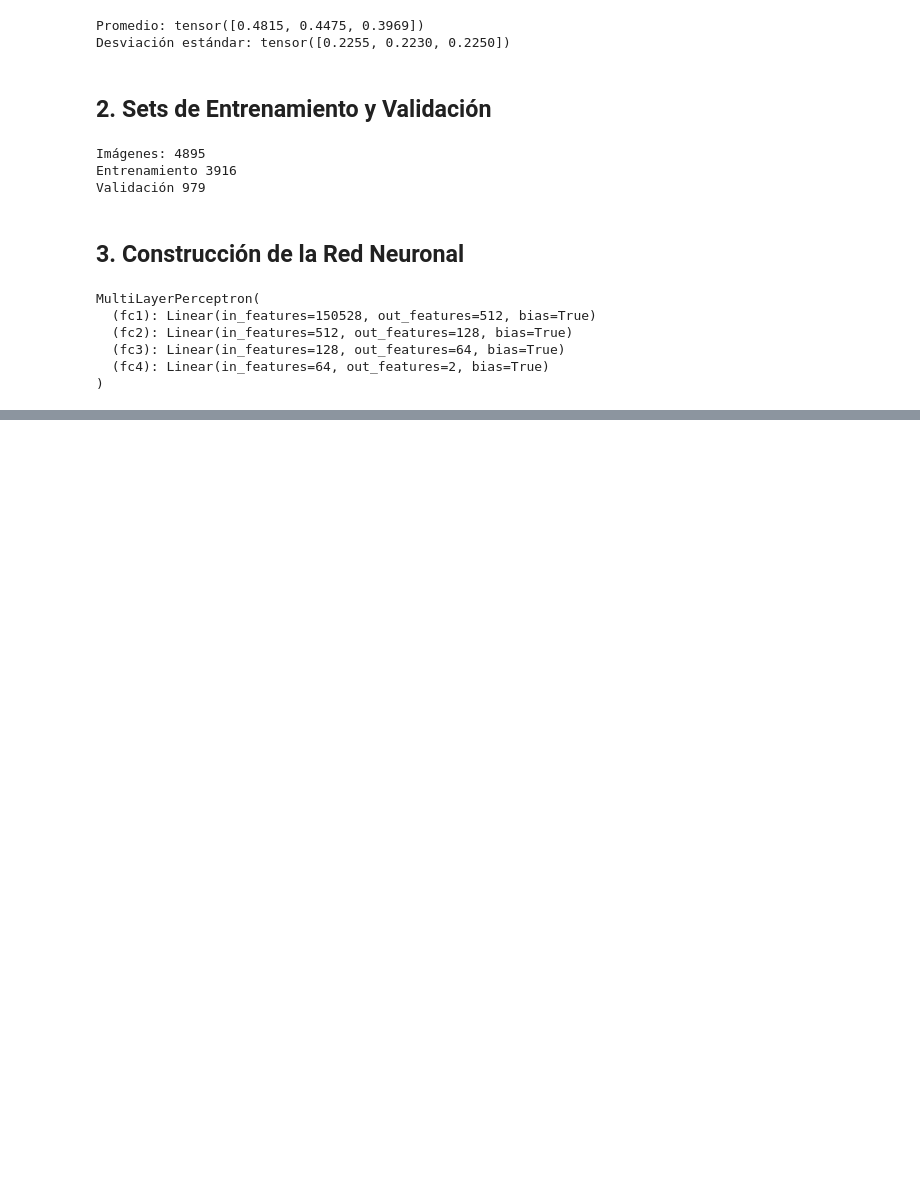
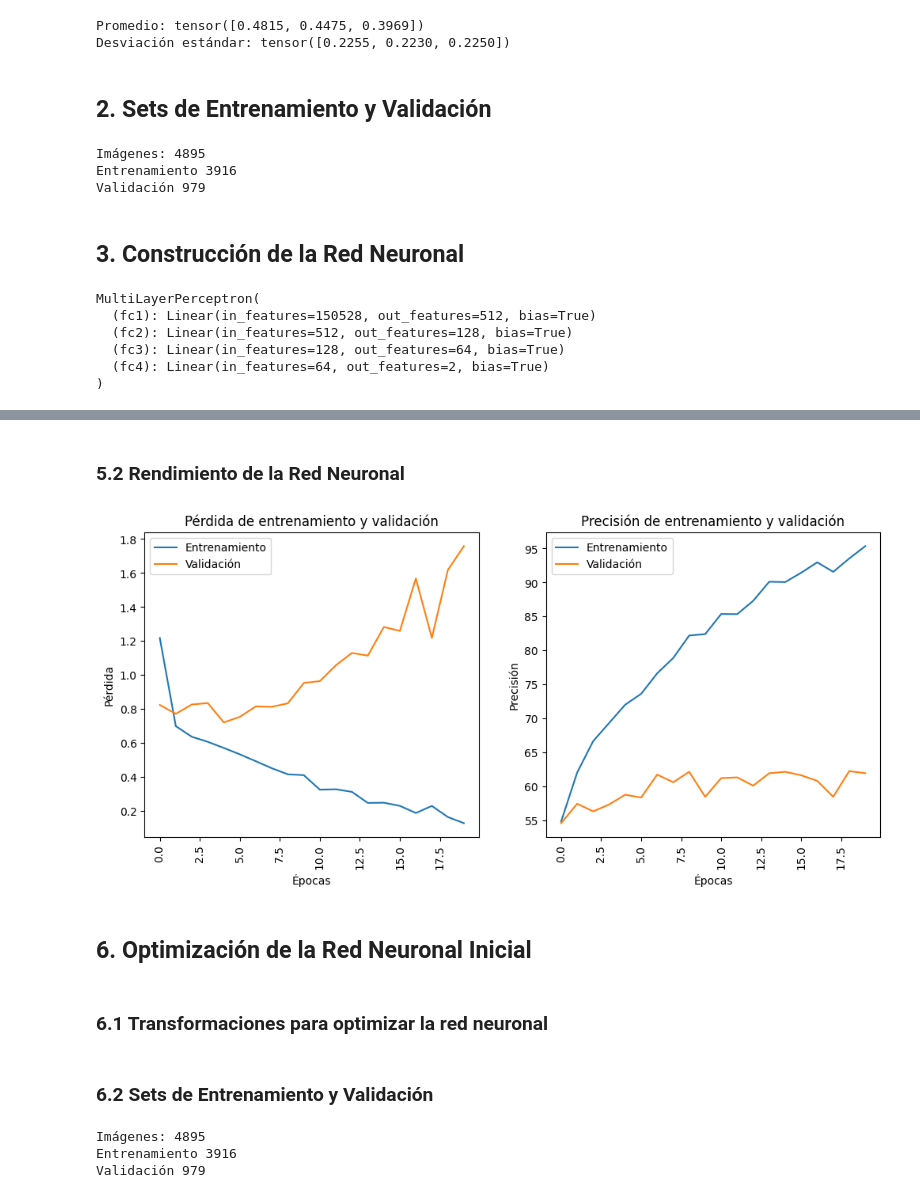
Before and after one commit to AndrsGzRo/pytorch-identificacion-perrosygatos, a Jupyter notebook: AndresGuzmanRodriguez_reto_C7SC4.ipynb, the cells around one changed output, grey strips where cells are left out. Drawn from its saved outputs; the diff is of its cells as text; code cells hidden in the pictures; blank space fills up the shorter version.

```diff
--- a/AndresGuzmanRodriguez_reto_C7SC4.ipynb
+++ b/AndresGuzmanRodriguez_reto_C7SC4.ipynb
@@ -151,0 +237,19 @@ MultiLayerPerceptron(
+# %%
+# Epochs
+num_epochs = 20
+train_losses, val_losses = [],[]
+train_accuracy, val_accuracy = [],[]
+
+# Entrenamiento
+for epoch in range(num_epochs):
+    train_loss, train_acc = train(model,train_loader,criterion,optimizer,device)
+    val_loss, val_acc = validate(model,val_loader,criterion,device)
+
+    train_losses.append(train_loss)
+    val_losses.append(val_loss)
+    train_accuracy.append(train_acc)
+    val_accuracy.append(val_acc)
+
+    print(f'Epoch {epoch +1}/{num_epochs}')
+    print(f' Train loss: {train_loss:.4f} | Train accuracy: {train_acc:.2f}%')
+    print(f' Val loss: {val_loss:.4f} | Val accuracy: {val_acc:.2f}%')
@@ -151,0 +274,32 @@ MultiLayerPerceptron(
+# %% [markdown]
+### 5.2 Rendimiento de la Red Neuronal
+# %%
+plt.figure(figsize=(12,5))
+
+# Pérdida
+plt.subplot(1,2,1)
+plt.plot(train_losses,label='Entrenamiento')
+plt.plot(val_losses,label='Validación')
+plt.xlabel('Épocas')
+plt.ylabel('Pérdida')
+plt.xticks(rotation=90)
+plt.title('Pérdida de entrenamiento y validación')
+plt.legend()
+
+# Precisión
+plt.subplot(1,2,2)
+plt.plot(train_accuracy,label='Entrenamiento')
+plt.plot(val_accuracy,label='Validación')
+plt.xlabel('Épocas')
+plt.ylabel('Precisión')
+plt.xticks(rotation=90)
+plt.title('Precisión de entrenamiento y validación')
+plt.legend()
+
+plt.show()
+# %% [output]
+[figure, added]
+# %% [markdown]
+## 6. Optimización de la Red Neuronal Inicial
+# %% [markdown]
+### 6.1 Transformaciones para optimizar la red neuronal
@@ -151,0 +320,25 @@ MultiLayerPerceptron(
+# %% [markdown]
+### 6.2 Sets de Entrenamiento y Validación
+# %%
+# Dataset completo desde el directorio establecido
+dataset = datasets.ImageFolder(data_dir, transform=transform)
+
+# División: 80% entrenamiento, 20% validación
+train_size = int(0.8*len(dataset))
+val_size = len(dataset) - train_size
+
+train_set, val_set = random_split(dataset, [train_size, val_size])
+
+# Batch
+batch_size = 32
+train_loader = DataLoader(train_set,batch_size=batch_size,shuffle=True)
+val_loader = DataLoader(val_set,batch_size=batch_size,shuffle=False)
+
+# Tamaño de los sets
+print(f'Imágenes:',len(dataset))
+print(f'Entrenamiento', len(train_set))
+print(f'Validación', len(val_set))
+# %% [output]
+Imágenes: 4895
+Entrenamiento 3916
+Validación 979
```
Also changed, not shown: parts of 17 cells of this notebook.
